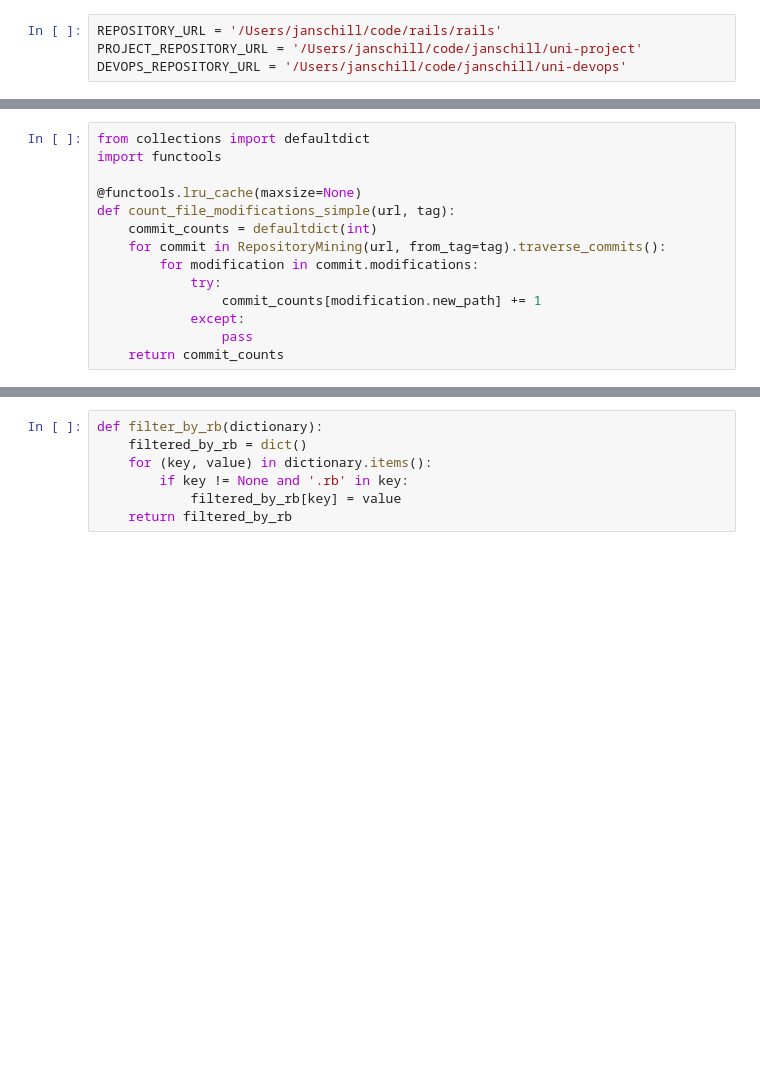
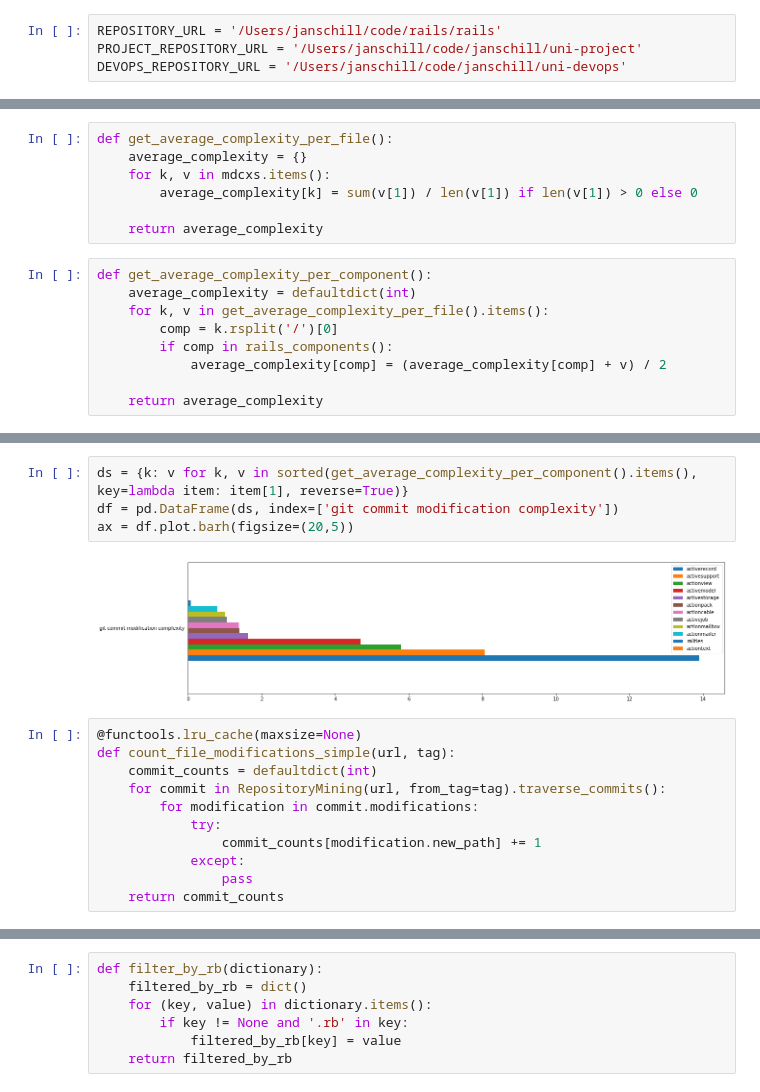
Before and after one commit to janschill/uni-software_architecture, a Jupyter notebook: reconstruction/schi/evolution.ipynb, the cells around one changed output, grey strips where cells are left out. Drawn from its saved outputs; the diff is of its cells as text; blank space fills up the shorter version.

```diff
--- a/reconstruction/schi/evolution.ipynb
+++ b/reconstruction/schi/evolution.ipynb
@@ -39,0 +187,16 @@ commit<pydriller.domain.commit.Commit object at 0x...>
+# %%
+def get_average_complexity_per_file():
+    average_complexity = {}
+    for k, v in mdcxs.items():
+        average_complexity[k] = sum(v[1]) / len(v[1]) if len(v[1]) > 0 else 0
+
+    return average_complexity
+# %%
+def get_average_complexity_per_component():
+    average_complexity = defaultdict(int)
+    for k, v in get_average_complexity_per_file().items():
+        comp = k.rsplit('/')[0]
+        if comp in rails_components():
+            average_complexity[comp] = (average_complexity[comp] + v) / 2
+
+    return average_complexity
@@ -40,7 +221,10 @@ commit<pydriller.domain.commit.Commit object at 0x...>
+# %%
+ds = {k: v for k, v in sorted(get_average_complexity_per_component().items(), key=lambda item: item[1], reverse=True)}
+df = pd.DataFrame(ds, index=['git commit modification complexity'])
+ax = df.plot.barh(figsize=(20,5))
+# %% [output]
+[figure, added]
 # %%
-from collections import defaultdict
-import functools
-
 @functools.lru_cache(maxsize=None)
 def count_file_modifications_simple(url, tag):
     commit_counts = defaultdict(int)
```
Also changed, not shown: parts of 27 cells of this notebook.
